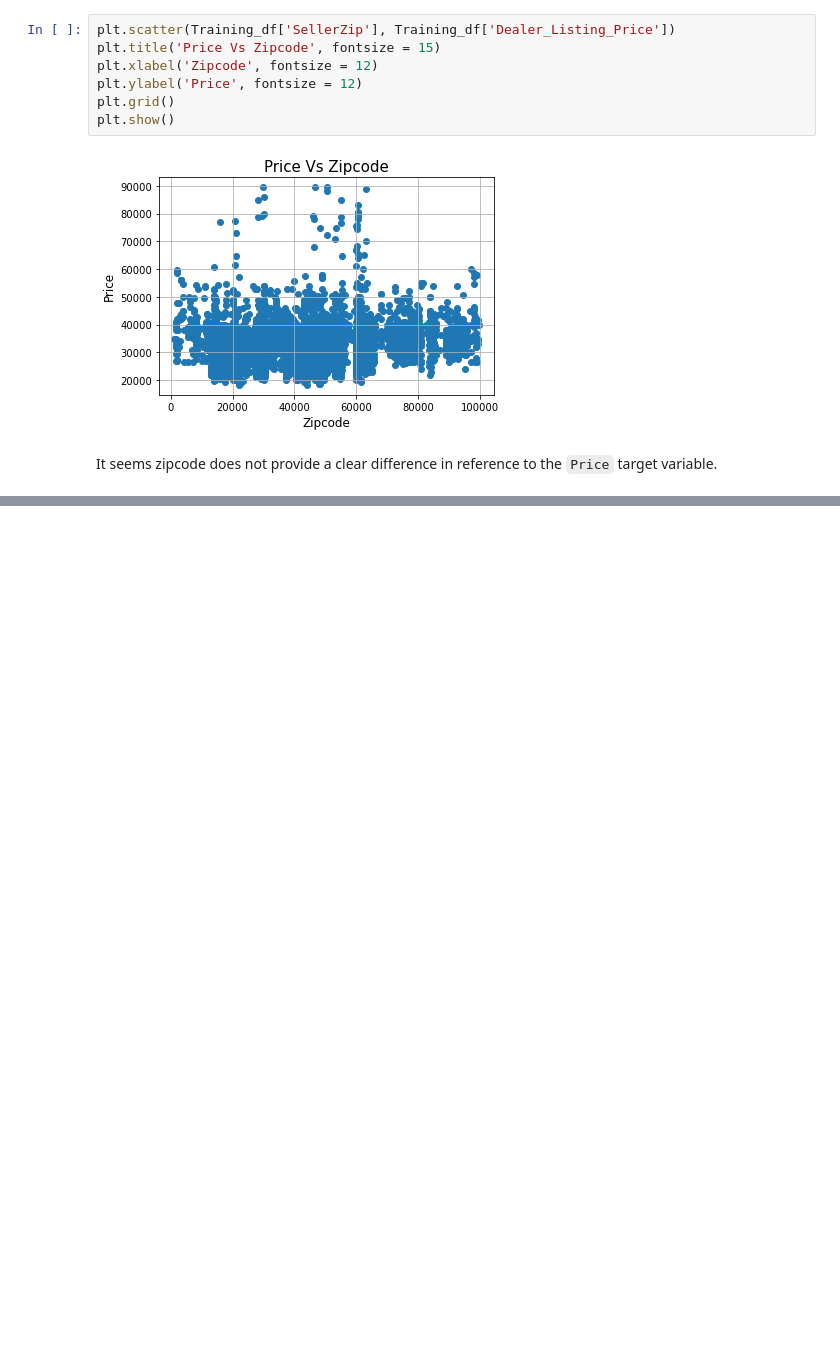
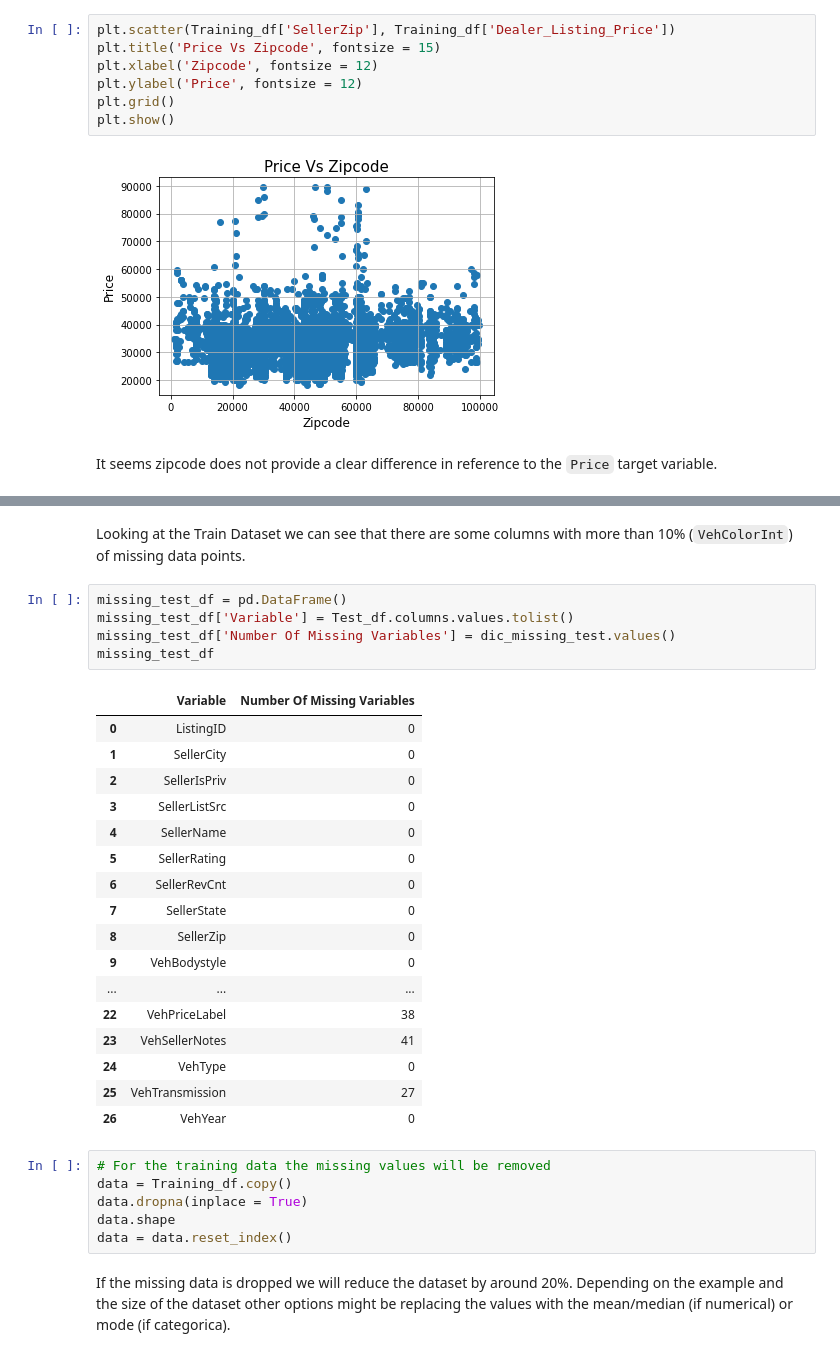
Before and after one commit to rodolfolermacontreras/Boeing_Assignment_2, a Jupyter notebook: Boeing_Assignment.ipynb, the cells around one changed output, grey strips where cells are left out. Saved outputs shown, nothing was run; the diff lists cells and outputs as text; blank space fills up the shorter version.

```diff
--- a/Boeing_Assignment.ipynb
+++ b/Boeing_Assignment.ipynb
@@ -131,0 +226,33 @@ It seems zipcode does not provide a clear difference in reference to the `Price`
+# %% [markdown]
+Looking at the Train Dataset we can see that there are some columns with more than 10% (`VehColorInt`) of missing data points.
+# %%
+missing_test_df = pd.DataFrame()
+missing_test_df['Variable'] = Test_df.columns.values.tolist()
+missing_test_df['Number Of Missing Variables'] = dic_missing_test.values()
+missing_test_df
+# %% [output]
+|  | Variable | Number Of Missing Variables |
+| 0 | ListingID | 0 |
+| 1 | SellerCity | 0 |
+| 2 | SellerIsPriv | 0 |
+| 3 | SellerListSrc | 0 |
+| 4 | SellerName | 0 |
+| 5 | SellerRating | 0 |
+| 6 | SellerRevCnt | 0 |
+| 7 | SellerState | 0 |
+| 8 | SellerZip | 0 |
+| 9 | VehBodystyle | 0 |
+| ... | ... | ... |
+| 22 | VehPriceLabel | 38 |
+| 23 | VehSellerNotes | 41 |
+| 24 | VehType | 0 |
+| 25 | VehTransmission | 27 |
+| 26 | VehYear | 0 |
+# %%
+# For the training data the missing values will be removed
+data = Training_df.copy()
+data.dropna(inplace = True)
+data.shape
+data = data.reset_index()
+# %% [markdown]
+If the missing data is dropped we will reduce the dataset by around 20%. Depending on the example and the size of the dataset other options might be replacing the values with the mean/median (if numerical) or mode (if categorica).
```
Also changed, not shown: parts of 14 cells of this notebook.
